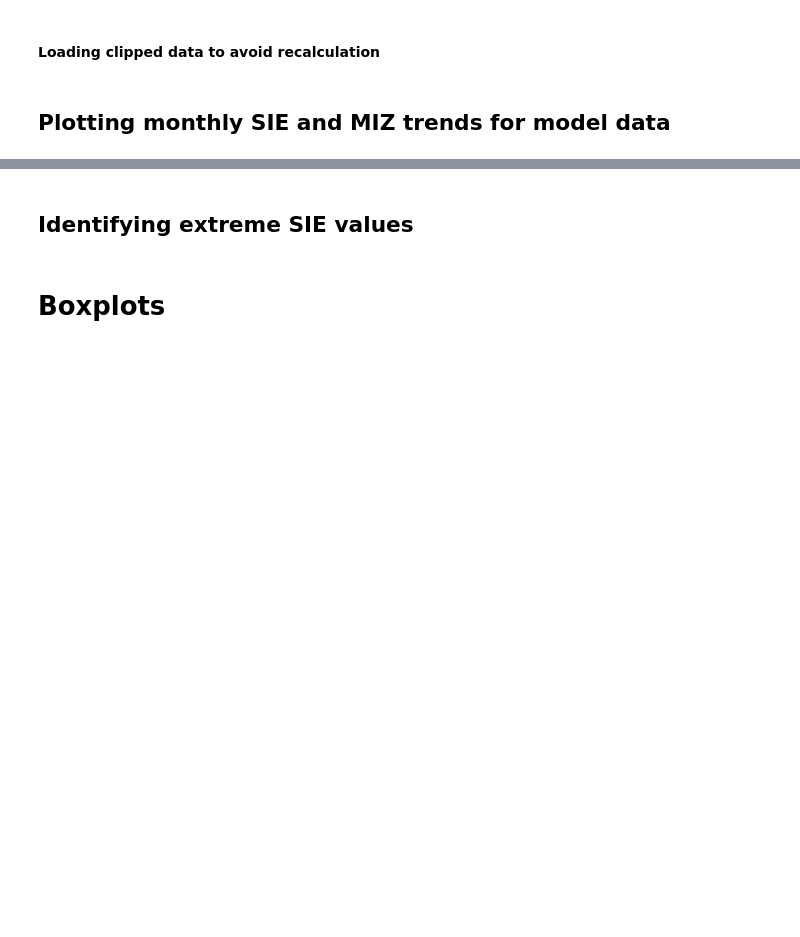
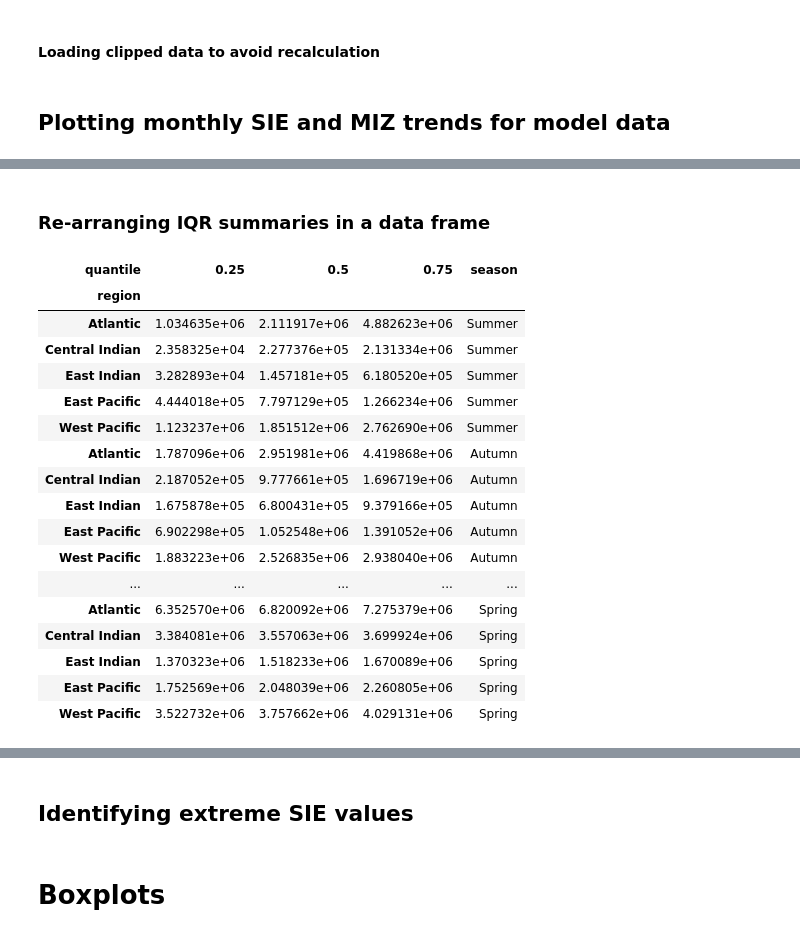
Before and after one commit to lidefi87/ACCESS_scripts_DFA, a Jupyter notebook: Scripts/SeaIcePlotsModel.ipynb, the cells around one changed output, grey strips where cells are left out. Saved outputs shown, nothing was run; the diff lists cells and outputs as text; code cells hidden in the pictures; blank space fills up the shorter version.

```diff
--- a/Scripts/SeaIcePlotsModel.ipynb
+++ b/Scripts/SeaIcePlotsModel.ipynb
@@ -1808,0 +1889,7 @@ plt.savefig(os.path.join(folder_out, fn), dpi = 300,
+# %%
+#Saving each sector as an entry in the dictionary
+for sector in sectorNames:
+    for season, da in SIC_clim.groupby('time.season'):
+        clip = da*MEASOregions[sector]
+        print(sector, season,
+              clip.quantile([0.25, 0.5, 0.75]).round(2).values)
@@ -2774,0 +3052,55 @@ plt.savefig(os.path.join(out_folder, fn), dpi = 300, bbox_inches = 'tight', pad_
+# %%
+#Create empty list to store calculations
+sea_SIE = []
+sea_MIZ = []
+
+#Saving each sector as an entry in the dictionary
+for sec in clipped_SIE:
+    #Calculate quantiles calculated per season
+    sea_SIE.append(clipped_SIE[sec].groupby('time.season').\
+                   quantile([.25, .5, .75]).expand_dims({'region': [sec]}))
+    sea_MIZ.append(clipped_MIZ[sec].groupby('time.season').\
+                   quantile([.25, .5, .75]).expand_dims({'region': [sec]}))
+
+#Create a data array from list
+sea_SIE = xr.combine_by_coords(sea_SIE)
+sea_MIZ = xr.combine_by_coords(sea_MIZ)
+# %% [markdown]
+### Re-arranging IQR summaries in a data frame
+# %%
+reg_sea_SIEpd = []
+reg_sea_MIZpd = []
+
+seasonNames = {'Summer': 'DJF', 'Autumn': 'MAM',
+              'Winter': 'JJA', 'Spring': 'SON'}
+for sea in seasonNames:
+    #Values multiplied by 1e-6 to transform from m2 to km2
+    x = (sea_SIE.sel(season = seasonNames[sea])*1e-6).to_pandas()
+    x['season'] = sea
+    reg_sea_SIEpd.append(x)
+    y = (sea_MIZ.sel(season = seasonNames[sea])*1e-6).to_pandas()
+    y['season'] = sea
+    reg_sea_MIZpd.append(y)
+
+reg_sea_SIEpd = pd.concat(reg_sea_SIEpd)
+reg_sea_MIZpd = pd.concat(reg_sea_MIZpd)
+reg_sea_SIEpd
+# %% [output]
+| quantile | 0.25 | 0.5 | 0.75 | season |
+| region |  |  |  |  |
+| Atlantic | 1.034635e+06 | 2.111917e+06 | 4.882623e+06 | Summer |
+| Central Indian | 2.358325e+04 | 2.277376e+05 | 2.131334e+06 | Summer |
+| East Indian | 3.282893e+04 | 1.457181e+05 | 6.180520e+05 | Summer |
+| East Pacific | 4.444018e+05 | 7.797129e+05 | 1.266234e+06 | Summer |
+| West Pacific | 1.123237e+06 | 1.851512e+06 | 2.762690e+06 | Summer |
+| Atlantic | 1.787096e+06 | 2.951981e+06 | 4.419868e+06 | Autumn |
+| Central Indian | 2.187052e+05 | 9.777661e+05 | 1.696719e+06 | Autumn |
+| East Indian | 1.675878e+05 | 6.800431e+05 | 9.379166e+05 | Autumn |
+| East Pacific | 6.902298e+05 | 1.052548e+06 | 1.391052e+06 | Autumn |
+| West Pacific | 1.883223e+06 | 2.526835e+06 | 2.938040e+06 | Autumn |
+| ... | ... | ... | ... | ... |
+| Atlantic | 6.352570e+06 | 6.820092e+06 | 7.275379e+06 | Spring |
+| Central Indian | 3.384081e+06 | 3.557063e+06 | 3.699924e+06 | Spring |
+| East Indian | 1.370323e+06 | 1.518233e+06 | 1.670089e+06 | Spring |
+| East Pacific | 1.752569e+06 | 2.048039e+06 | 2.260805e+06 | Spring |
+| West Pacific | 3.522732e+06 | 3.757662e+06 | 4.029131e+06 | Spring |
```
Also changed, not shown: parts of 23 cells of this notebook.
